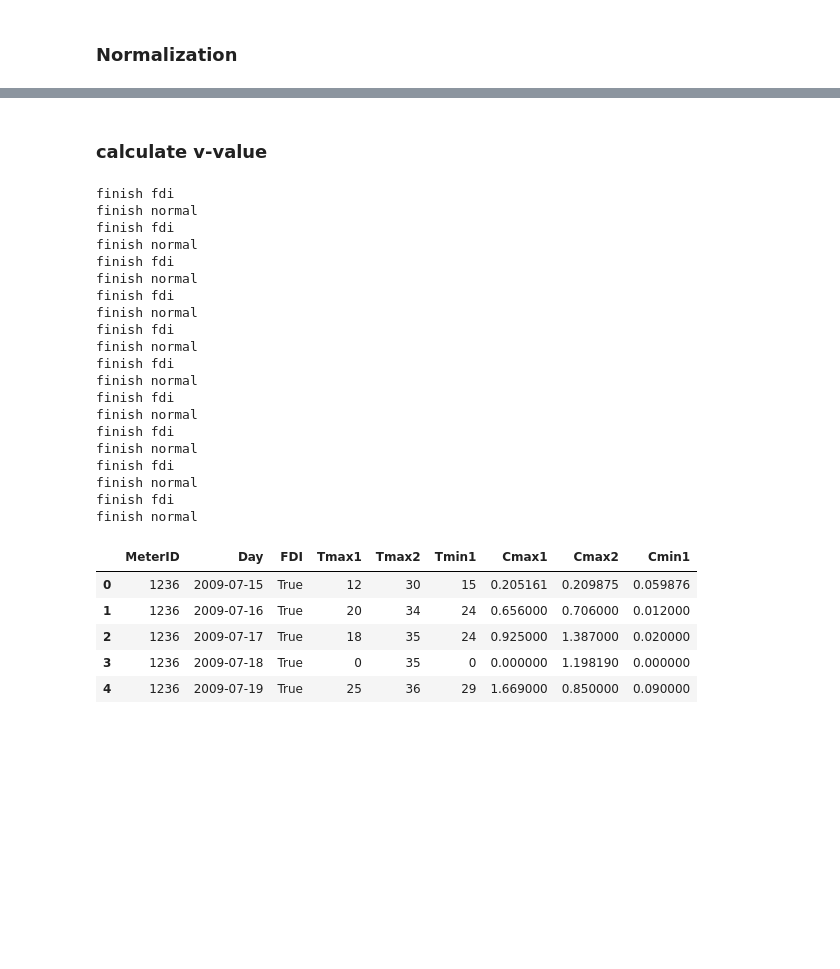
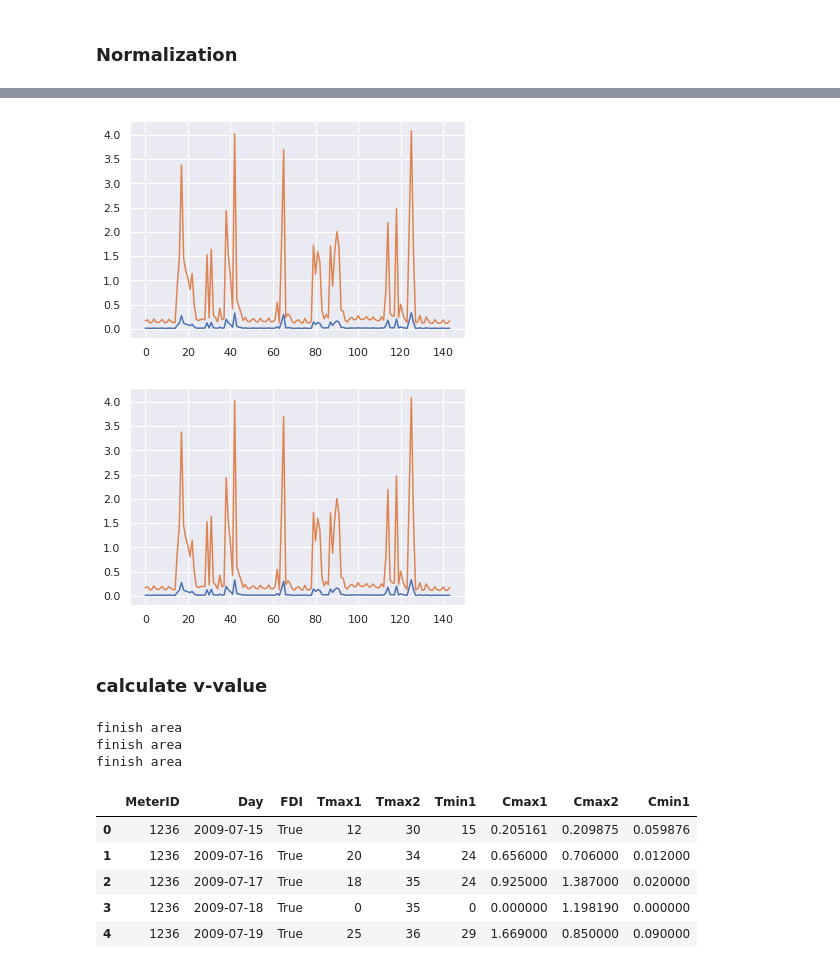
Before and after one commit to BOBO-LU/Non-Technical-Loss, a Jupyter notebook: main-preprocess.ipynb, the cells around one changed output, grey strips where cells are left out. Saved outputs shown, nothing was run; the diff lists cells and outputs as text; code cells hidden in the pictures; blank space fills up the shorter version.

```diff
--- a/main-preprocess.ipynb
+++ b/main-preprocess.ipynb
@@ -538,2 +497,18 @@ Series([], Name: Electricity, dtype: int64)
+# %%
+# make sure there is difference between the observe_meter_data_group and smart_meter_data_group
+for s, n in zip(smart_meter_data_group, norm_smart_meter_group):
+    plt.plot(n['Electricity'][:48*3])
+    plt.plot(s['Electricity'][:48*3])
+    plt.show()
+    break
+
+for s, n in zip(smart_meter_data_group, norm_smart_meter_group):
+    plt.plot(n['Atk_Elec'][:48*3])
+    plt.plot(s['Atk_Elec'][:48*3])
+    plt.show()
+    break
+# %% [output]
+[figure, added]
+[figure, added]
 # %% [markdown]
 ### calculate v-value
@@ -540,26 +517,9 @@ Series([], Name: Electricity, dtype: int64)
 # %%
-v_value_list = v_value(smart_meter_data_group, NUMBER_OF_DAYS)
+v_value_list = calc_v_value(smart_meter_data_group, NUMBER_OF_DAYS)
 # %% [output]
-finish fdi
-finish normal
-finish fdi
-finish normal
-finish fdi
-finish normal
-finish fdi
-finish normal
-finish fdi
-finish normal
-finish fdi
-finish normal
-finish fdi
-finish normal
-finish fdi
-finish normal
-finish fdi
-finish normal
-finish fdi
-finish normal
+finish area
+finish area
+finish area
 # %%
 df = pd.DataFrame(v_value_list)
 df.head()
```
Also changed, not shown: parts of 34 cells of this notebook, 1 other file.
